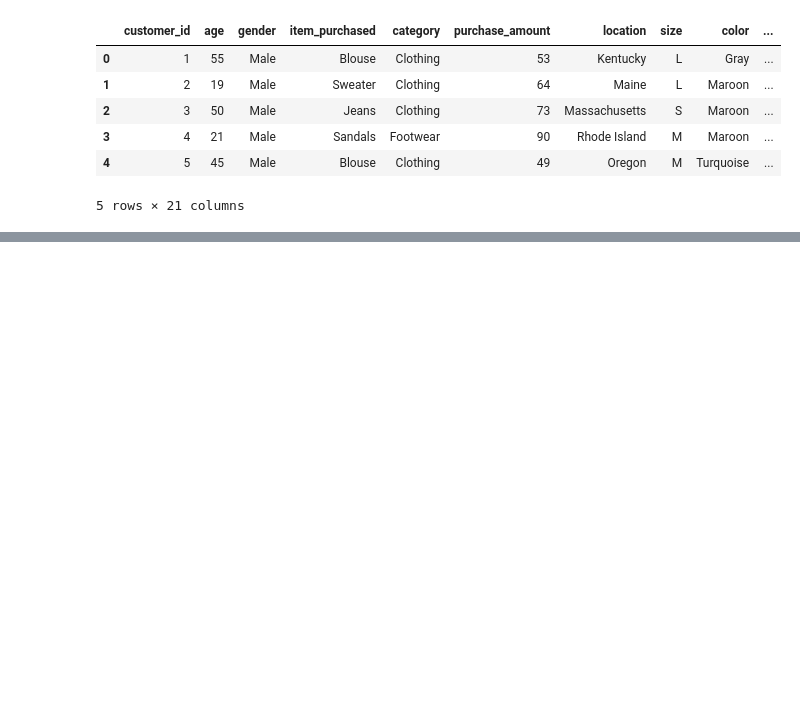
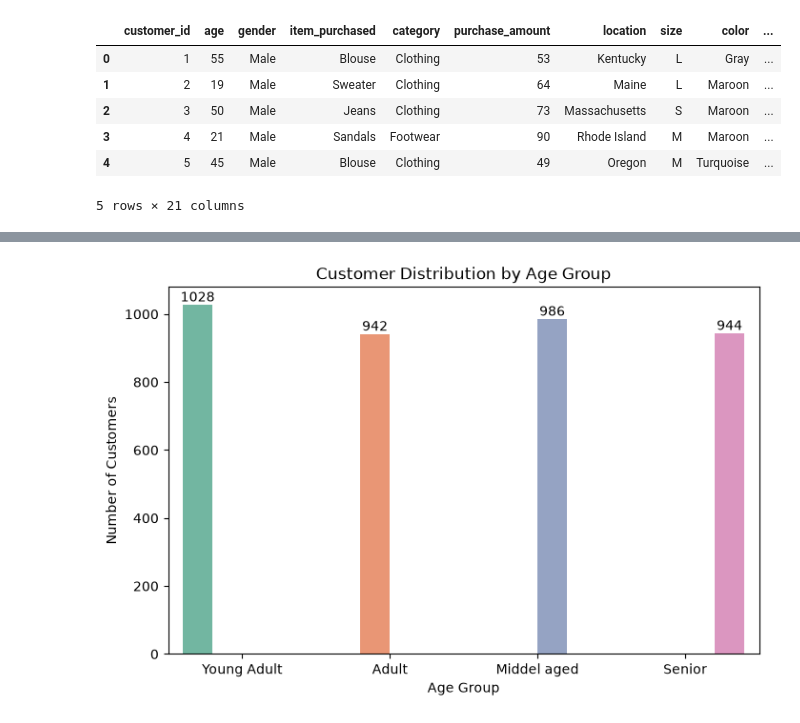
Before and after one commit to poojachavan8225/customer-purchasing-behavior-analysis, a Jupyter notebook: notebooks/customer_purchasing_behavior_analysis.ipynb, the cells around one changed output, grey strips where cells are left out. Cells and saved outputs as stored; diff of their text form; code cells hidden in the pictures; blank space fills up the shorter version.

```diff
--- a/notebooks/customer_purchasing_behavior_analysis.ipynb
+++ b/notebooks/customer_purchasing_behavior_analysis.ipynb
@@ -282,0 +333,21 @@ df.head()
+# %%
+plt.figure(figsize=(8,5))
+
+ax = sns.countplot(
+    data=df,
+    x='age_group',
+    hue='age_group',
+    palette='Set2',
+    legend=False
+)
+
+for container in ax.containers:
+    ax.bar_label(container)
+
+plt.title('Customer Distribution by Age Group')
+plt.xlabel('Age Group')
+plt.ylabel('Number of Customers')
+
+plt.show()
+# %% [output]
+[figure, added]
```
Also changed, not shown: parts of 12 cells of this notebook.
